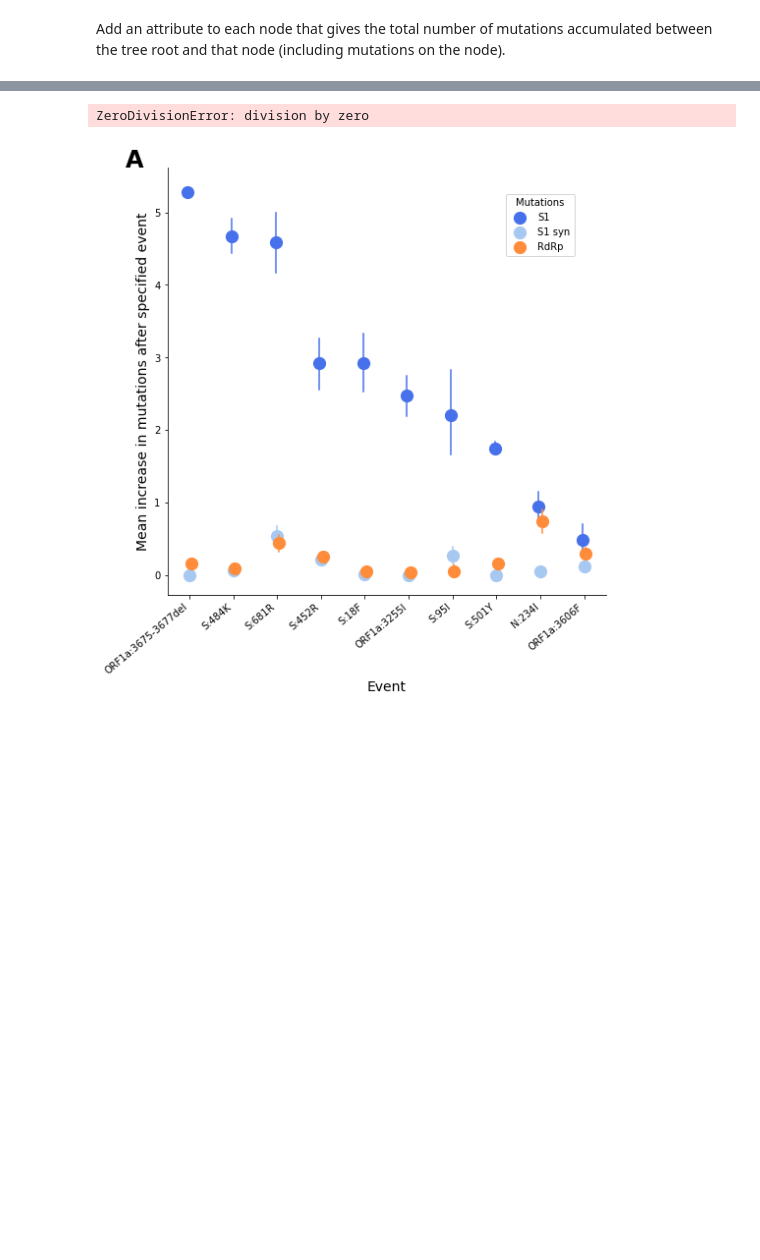
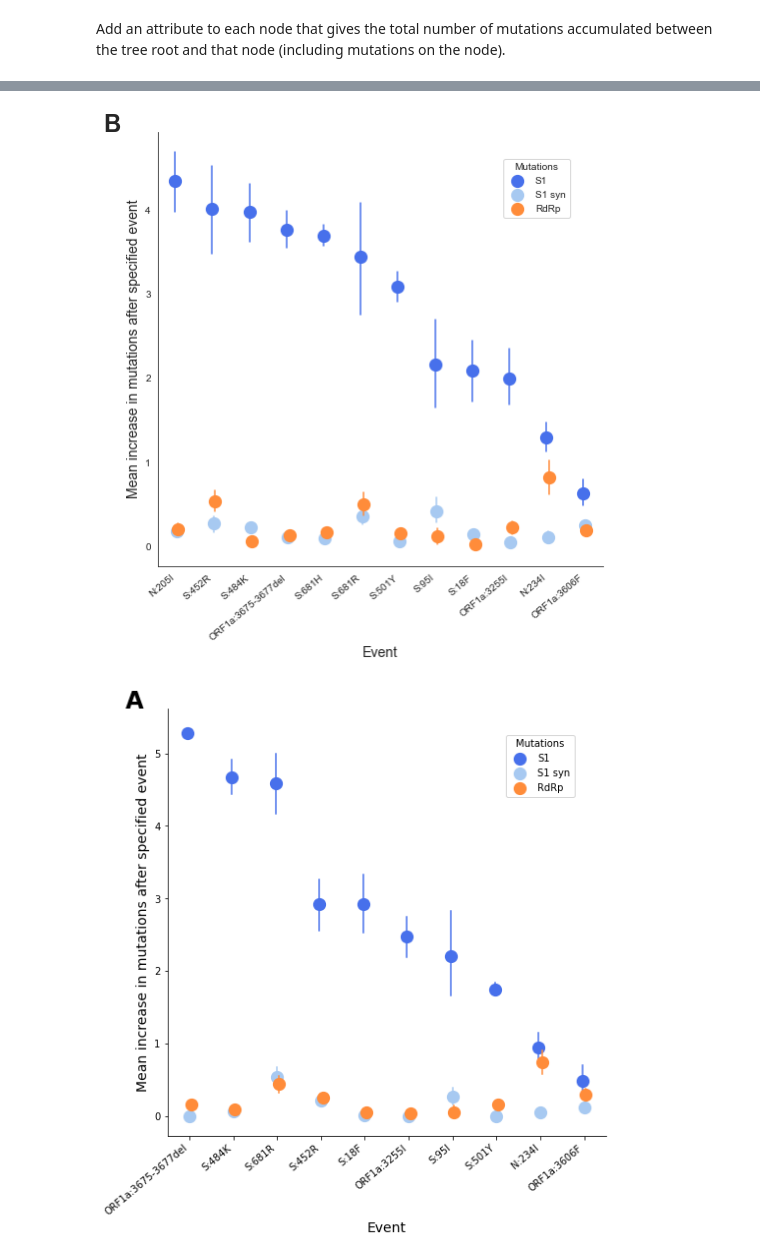
Before and after one commit to blab/sarscov2-adaptive-evolution, a Jupyter notebook: analysis/fig5b-s1_muts_before_vs_after.ipynb, the cells around one changed output, grey strips where cells are left out. Drawn from its saved outputs; the diff is of its cells as text; code cells hidden in the pictures; blank space fills up the shorter version.

```diff
--- a/analysis/fig5b-s1_muts_before_vs_after.ipynb
+++ b/analysis/fig5b-s1_muts_before_vs_after.ipynb
@@ -269,5 +269,12 @@ mut_history
+# %%
+# 1, at branch and after
+fig5b(['ORF1a:3675-', 'ORF1a:3606F', 'ORF1a:3255I','S:501Y', 'S:95I', 'S:18F',
+       'S:484K', 'S:681H',
+       'S:452R', 'S:681R', 'N:234I', 'N:205I'])
+# %% [output]
+[figure, added]
 # %%
+# 3, after
 fig5b(['ORF1a:3675-', 'ORF1a:3606F', 'ORF1a:3255I','S:501Y', 'S:95I', 'S:18F',
-       'S:484K', 'S:452R', 'S:681R', 'N:234I'])
+       'S:484K', 'S:681H',
+       'S:452R', 'S:681R', 'N:234I', 'N:205I'])
-# %% [output]
-ZeroDivisionError: division by zero
```
Also changed, not shown: parts of 16 cells of this notebook, 8 other files.
